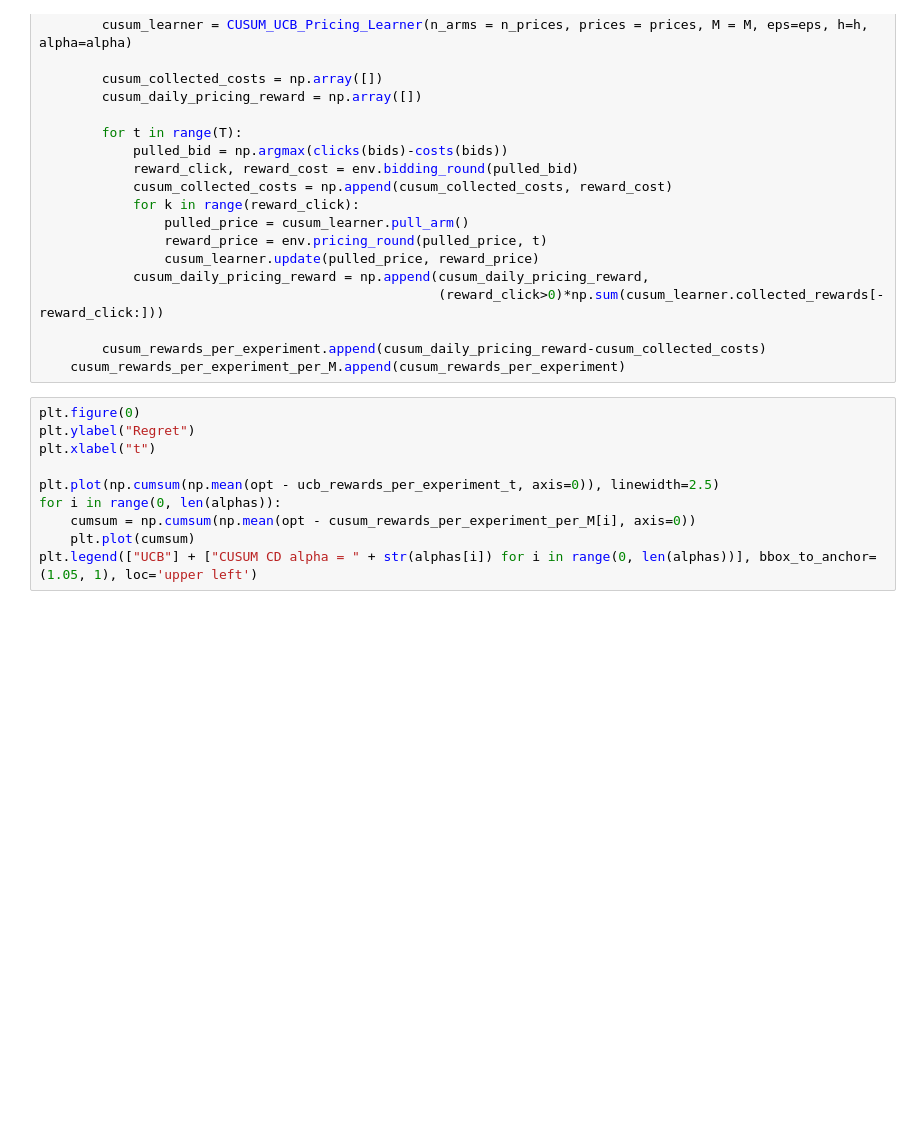
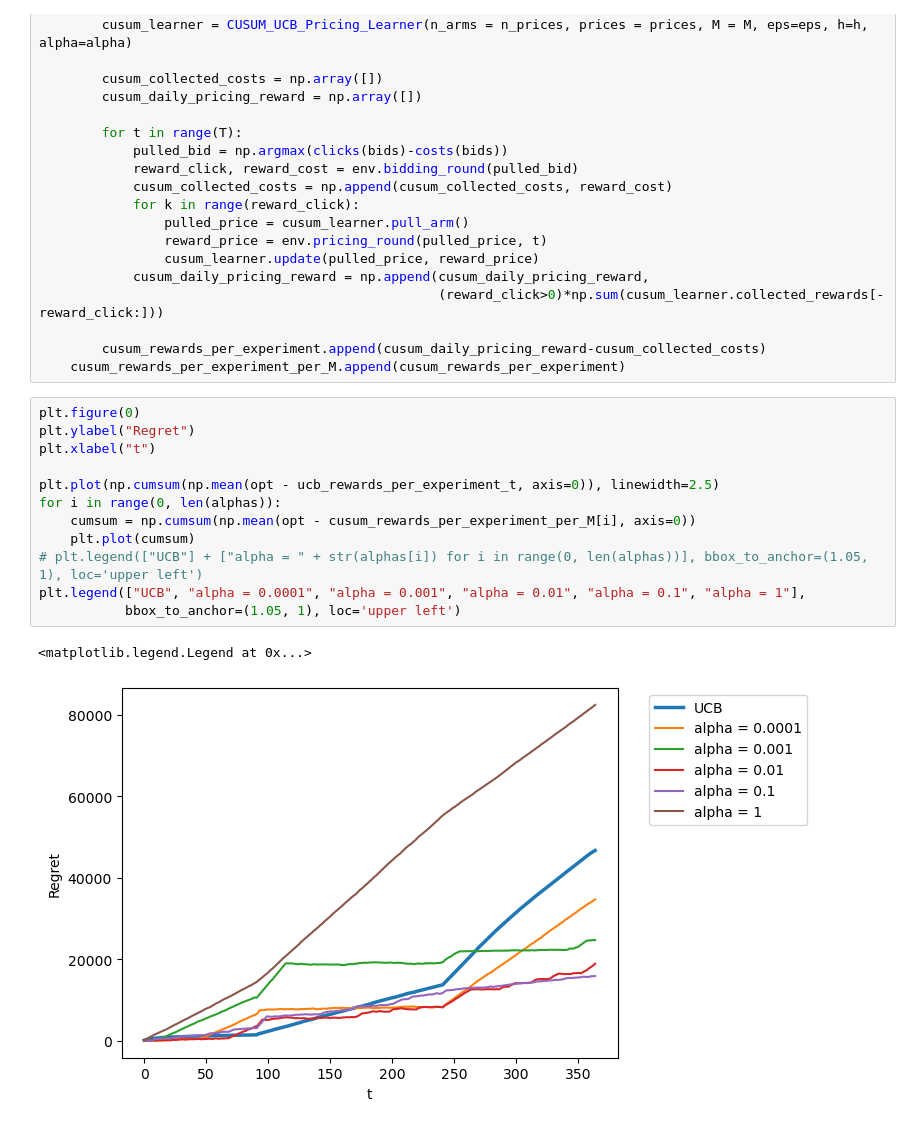
Before and after one commit to ebjaime/OLA-project, a Jupyter notebook: Step5/Pugin/part5_parameters_influence.ipynb, the cells around one changed output. Drawn from its saved outputs; the diff is of its cells as text; blank space fills up the shorter version.

```diff
--- a/Step5/Pugin/part5_parameters_influence.ipynb
+++ b/Step5/Pugin/part5_parameters_influence.ipynb
@@ -649,10 +631,15 @@ for alpha in tqdm(alphas):
 # %%
 plt.figure(0)
 plt.ylabel("Regret")
 plt.xlabel("t")
 
 plt.plot(np.cumsum(np.mean(opt - ucb_rewards_per_experiment_t, axis=0)), linewidth=2.5)
 for i in range(0, len(alphas)):
     cumsum = np.cumsum(np.mean(opt - cusum_rewards_per_experiment_per_M[i], axis=0))
     plt.plot(cumsum)
-plt.legend(["UCB"] + ["CUSUM CD alpha = " + str(alphas[i]) for i in range(0, len(alphas))], bbox_to_anchor=(1.05, 1), loc='upper left')
+# plt.legend(["UCB"] + ["alpha = " + str(alphas[i]) for i in range(0, len(alphas))], bbox_to_anchor=(1.05, 1), loc='upper left')
+plt.legend(["UCB", "alpha = 0.0001", "alpha = 0.001", "alpha = 0.01", "alpha = 0.1", "alpha = 1"],
+           bbox_to_anchor=(1.05, 1), loc='upper left')
+# %% [output]
+<matplotlib.legend.Legend at 0x...>
+[figure, added]
```
Also changed, not shown: parts of 6 cells of this notebook.
